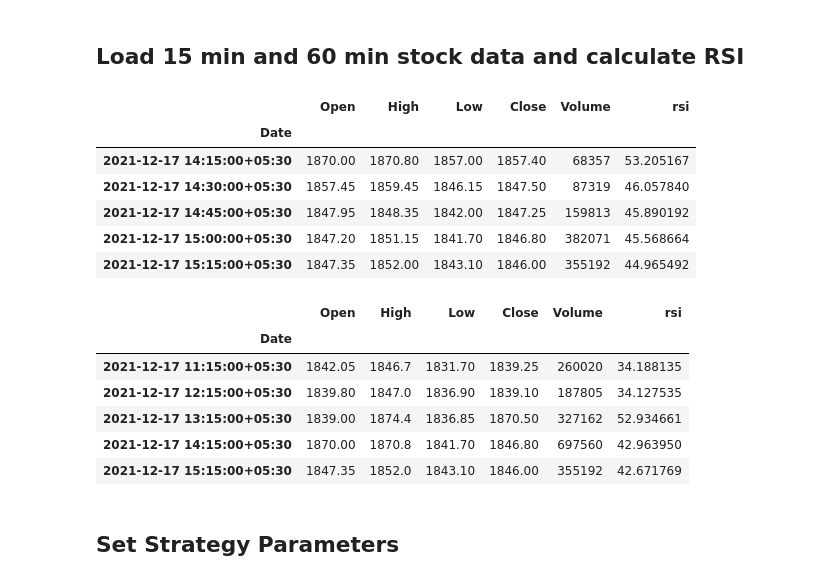
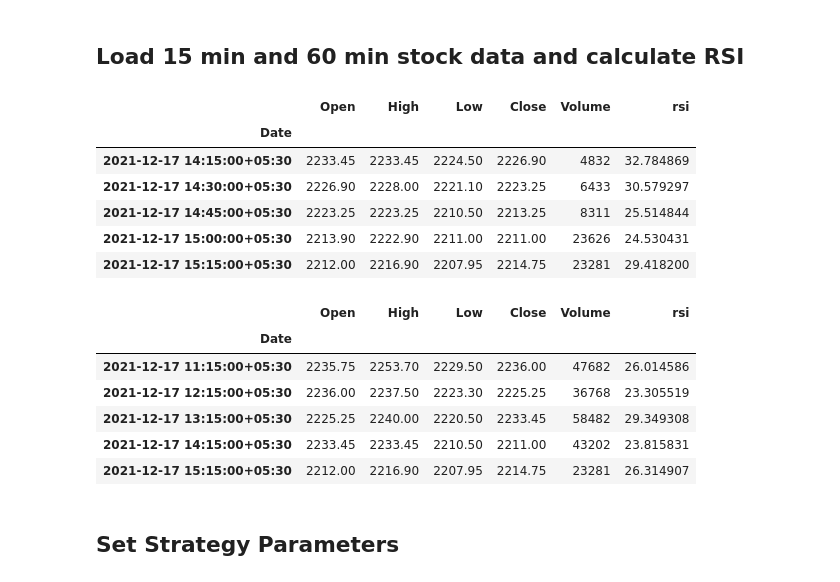
Before and after one commit to hbbtekademy/algo-trading, a Jupyter notebook: python/notebooks/strategies/rsi_strategy/RSIStrategy.ipynb, the cells around one changed output. Saved outputs shown, nothing was run; the diff lists cells and outputs as text; code cells hidden in the pictures.

```diff
--- a/python/notebooks/strategies/rsi_strategy/RSIStrategy.ipynb
+++ b/python/notebooks/strategies/rsi_strategy/RSIStrategy.ipynb
@@ -53,21 +57,21 @@ def get_back_candles(df, index, back_count):
 # %% [markdown]
 ## Load 15 min and 60 min stock data and calculate RSI
 # %%
-file_15min = '/content/stock_data/LT-HIST.csv'
-file_60min = '/content/stock_data/LT-HIST-60M.csv'
+file_15min = '/content/stock_data/ACC-HIST.csv'
+file_60min = '/content/stock_data/ACC-HIST-60M.csv'
 
 df_15min = pd.read_csv(file_15min, parse_dates=['Date'], index_col=['Date'])
 rsi = RSIIndicator(df_15min['Close']).rsi()
 df_15min = df_15min.assign(rsi=rsi.values)
 df_15min.tail()
 # %% [output]
 |  | Open | High | Low | Close | Volume | rsi |
 | Date |  |  |  |  |  |  |
-| 2021-12-17 14:15:00+05:30 | 1870.00 | 1870.80 | 1857.00 | 1857.40 | 68357 | 53.205167 |
-| 2021-12-17 14:30:00+05:30 | 1857.45 | 1859.45 | 1846.15 | 1847.50 | 87319 | 46.057840 |
-| 2021-12-17 14:45:00+05:30 | 1847.95 | 1848.35 | 1842.00 | 1847.25 | 159813 | 45.890192 |
-| 2021-12-17 15:00:00+05:30 | 1847.20 | 1851.15 | 1841.70 | 1846.80 | 382071 | 45.568664 |
-| 2021-12-17 15:15:00+05:30 | 1847.35 | 1852.00 | 1843.10 | 1846.00 | 355192 | 44.965492 |
+| 2021-12-17 14:15:00+05:30 | 2233.45 | 2233.45 | 2224.50 | 2226.90 | 4832 | 32.784869 |
+| 2021-12-17 14:30:00+05:30 | 2226.90 | 2228.00 | 2221.10 | 2223.25 | 6433 | 30.579297 |
+| 2021-12-17 14:45:00+05:30 | 2223.25 | 2223.25 | 2210.50 | 2213.25 | 8311 | 25.514844 |
+| 2021-12-17 15:00:00+05:30 | 2213.90 | 2222.90 | 2211.00 | 2211.00 | 23626 | 24.530431 |
+| 2021-12-17 15:15:00+05:30 | 2212.00 | 2216.90 | 2207.95 | 2214.75 | 23281 | 29.418200 |
 # %%
 df_60min = pd.read_csv(file_60min, parse_dates=['Date'], index_col=['Date'])
 rsi = RSIIndicator(df_60min['Close']).rsi()
@@ -76,11 +80,11 @@ df_60min.tail()
 # %% [output]
 |  | Open | High | Low | Close | Volume | rsi |
 | Date |  |  |  |  |  |  |
-| 2021-12-17 11:15:00+05:30 | 1842.05 | 1846.7 | 1831.70 | 1839.25 | 260020 | 34.188135 |
-| 2021-12-17 12:15:00+05:30 | 1839.80 | 1847.0 | 1836.90 | 1839.10 | 187805 | 34.127535 |
-| 2021-12-17 13:15:00+05:30 | 1839.00 | 1874.4 | 1836.85 | 1870.50 | 327162 | 52.934661 |
-| 2021-12-17 14:15:00+05:30 | 1870.00 | 1870.8 | 1841.70 | 1846.80 | 697560 | 42.963950 |
-| 2021-12-17 15:15:00+05:30 | 1847.35 | 1852.0 | 1843.10 | 1846.00 | 355192 | 42.671769 |
+| 2021-12-17 11:15:00+05:30 | 2235.75 | 2253.70 | 2229.50 | 2236.00 | 47682 | 26.014586 |
+| 2021-12-17 12:15:00+05:30 | 2236.00 | 2237.50 | 2223.30 | 2225.25 | 36768 | 23.305519 |
+| 2021-12-17 13:15:00+05:30 | 2225.25 | 2240.00 | 2220.50 | 2233.45 | 58482 | 29.349308 |
+| 2021-12-17 14:15:00+05:30 | 2233.45 | 2233.45 | 2210.50 | 2211.00 | 43202 | 23.815831 |
+| 2021-12-17 15:15:00+05:30 | 2212.00 | 2216.90 | 2207.95 | 2214.75 | 23281 | 26.314907 |
 # %% [markdown]
 ## Set Strategy Parameters
 # %%
```
Also changed, not shown: parts of 8 cells of this notebook.
